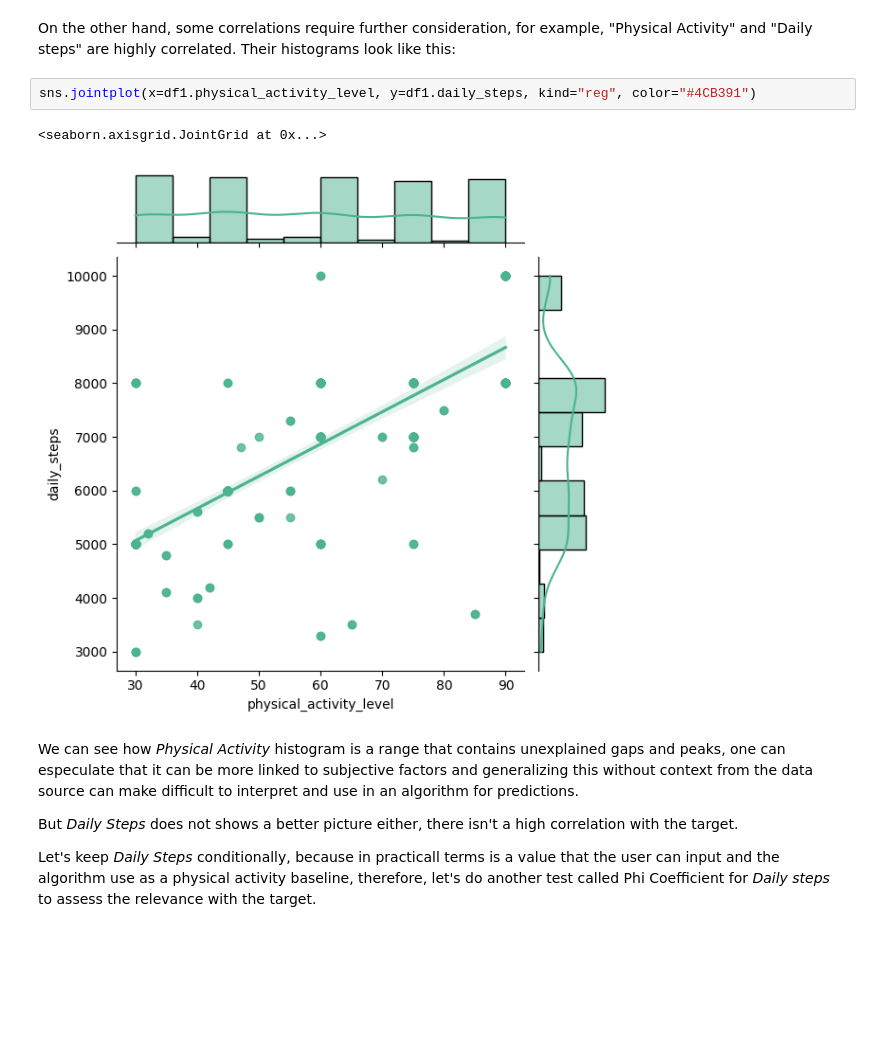
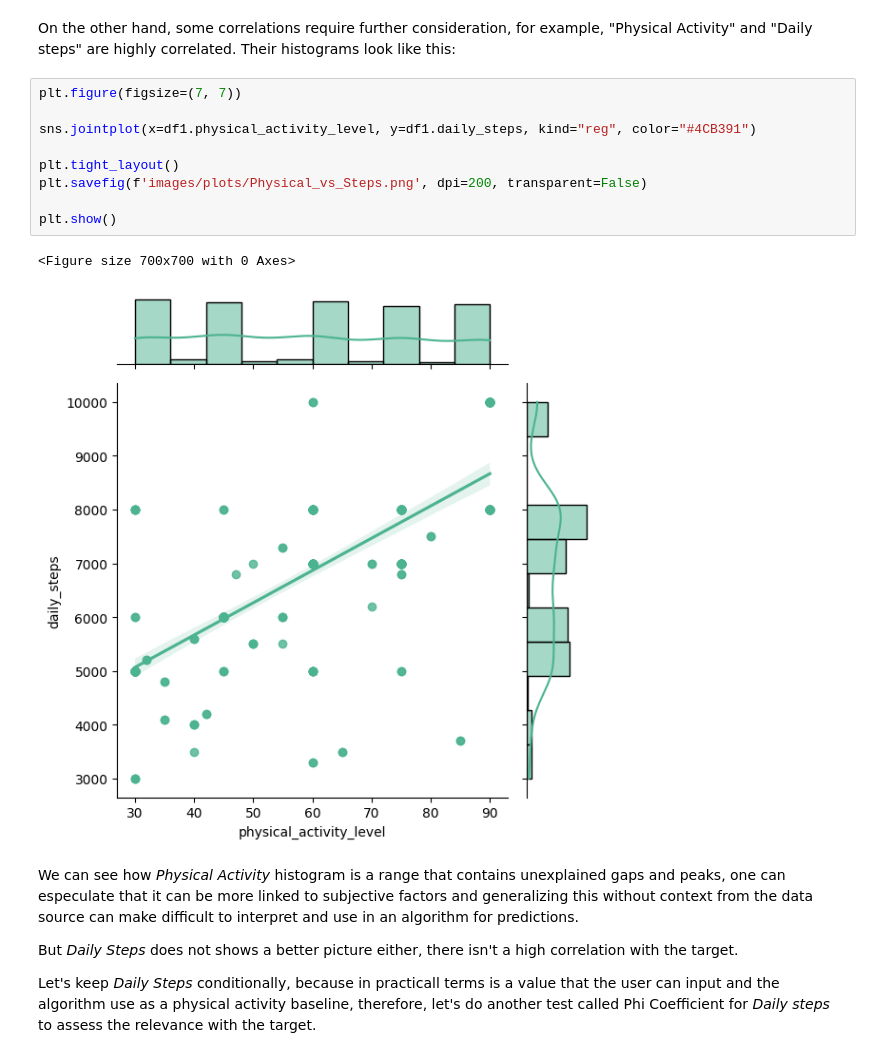
Before and after one commit to maikelps/SleepDisorder, a Jupyter notebook: Exploration.ipynb, the cells around one changed output. Cells and saved outputs as stored; diff of their text form; blank space fills up the shorter version.

```diff
--- a/Exploration.ipynb
+++ b/Exploration.ipynb
@@ -255,10 +293,17 @@ columns_to_drop = ['stress_level']
 # %% [markdown]
 On the other hand, some correlations require further consideration, for example, "Physical Activity" and "Daily steps" are highly correlated. Their histograms look like this:
 # %%
+plt.figure(figsize=(7, 7))
+
 sns.jointplot(x=df1.physical_activity_level, y=df1.daily_steps, kind="reg", color="#4CB391")
+
+plt.tight_layout()
+plt.savefig(f'images/plots/Physical_vs_Steps.png', dpi=200, transparent=False)
+
+plt.show()
 # %% [output]
-<seaborn.axisgrid.JointGrid at 0x...>
+<Figure size 700x700 with 0 Axes>
-[figure, old version]
+[figure, new version]
 # %% [markdown]
 We can see how *Physical Activity* histogram is a range that contains unexplained gaps and peaks, one can especulate that it can be more linked to subjective factors and generalizing this without context from the data source can make difficult to interpret and use in an algorithm for predictions.
 
```
Also changed, not shown: parts of 28 cells of this notebook, 12 other files.
